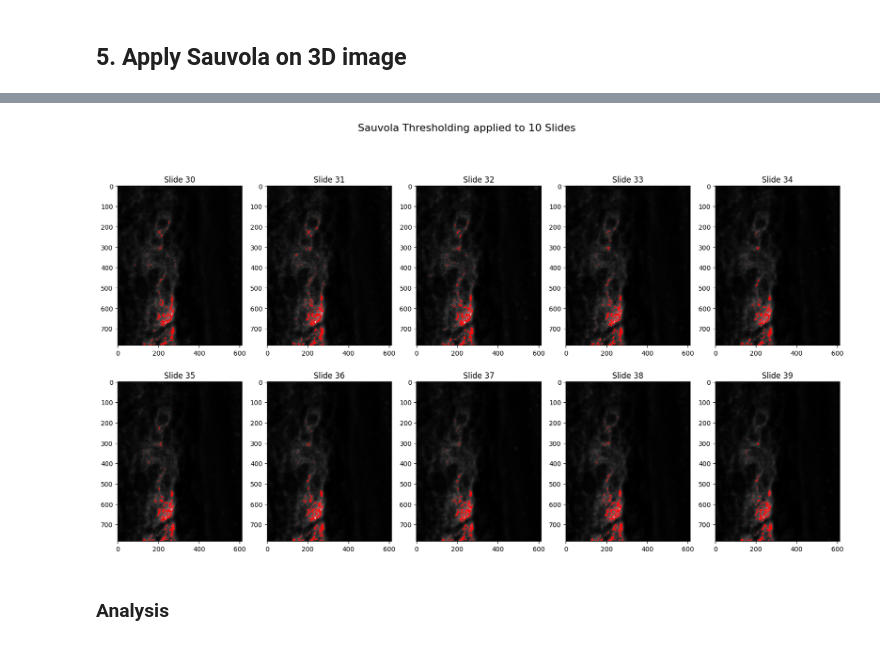
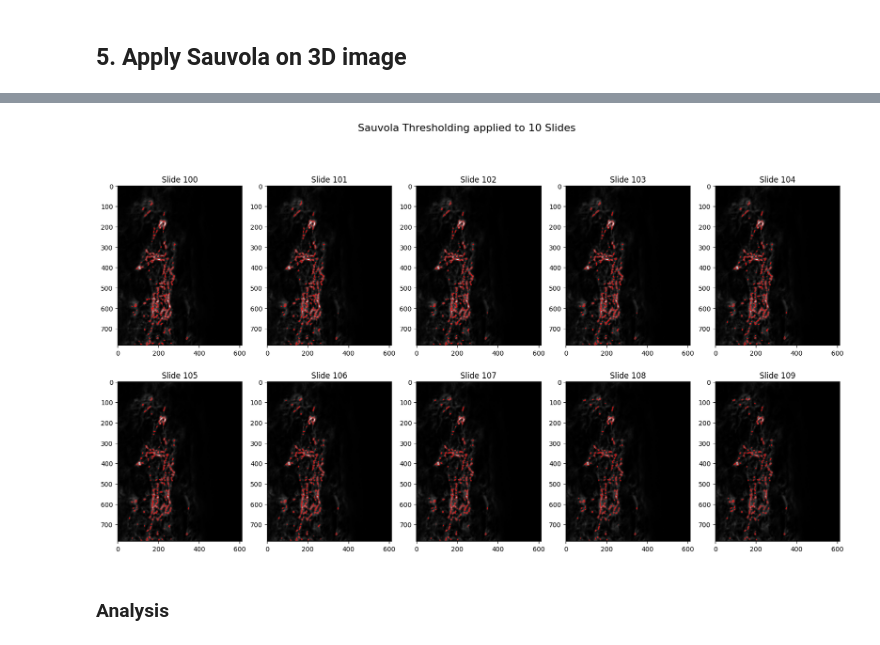
Before and after one commit to llloretta/connexin-pipeline, a Jupyter notebook: notebooks/2_1_segmentation.ipynb, the cells around one changed output, grey strips where cells are left out. Cells and saved outputs as stored; diff of their text form; code cells hidden in the pictures.

```diff
--- a/notebooks/2_1_segmentation.ipynb
+++ b/notebooks/2_1_segmentation.ipynb
@@ -252,15 +251,15 @@ Number of connected components (plaques) detected: 1
 # %%
 # plot 10 slides with segmented connexin next to each other [950:1250, 350:550]
 fig, ax = plt.subplots(2, 5, figsize=(20, 10))
 fig.suptitle('Sauvola Thresholding applied to 10 Slides', fontsize=16, y=1.01)
 for i in range(10):
-    ax[i//5, i%5].imshow(preprocessed_image[30+i][1250:, 400:], cmap='gray')
-    ax[i//5, i%5].contour(binary_sauvola_img[30+i][1250:, 400:], [0.5], linewidths=0.5, colors='r')
-    ax[i//5, i%5].set_title(f'Slide {30+i}')
+    ax[i//5, i%5].imshow(preprocessed_image[100+i][1250:, 400:], cmap='gray')
+    ax[i//5, i%5].contour(binary_sauvola_img[100+i][1250:, 400:], [0.5], linewidths=0.5, colors='r')
+    ax[i//5, i%5].set_title(f'Slide {100+i}')
 
 plt.show()
 # %% [output]
-[figure, old version]
+[figure, new version]
 # %% [markdown]
 ### Analysis
 # %%
```
Also changed, not shown: parts of 2 cells of this notebook.
